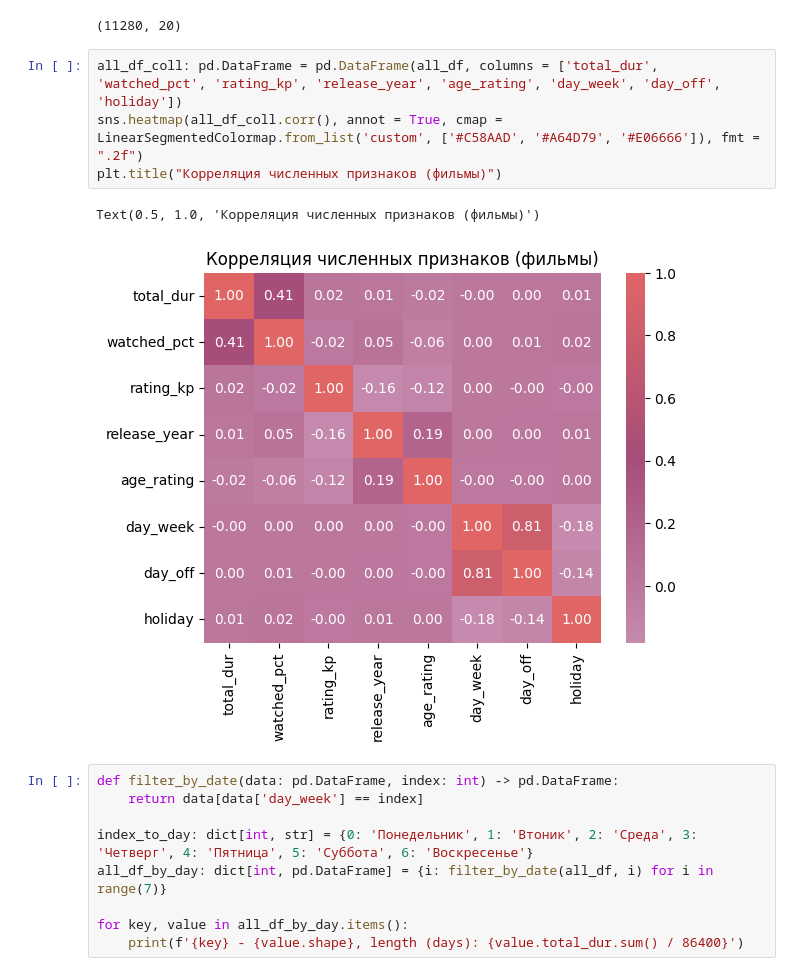
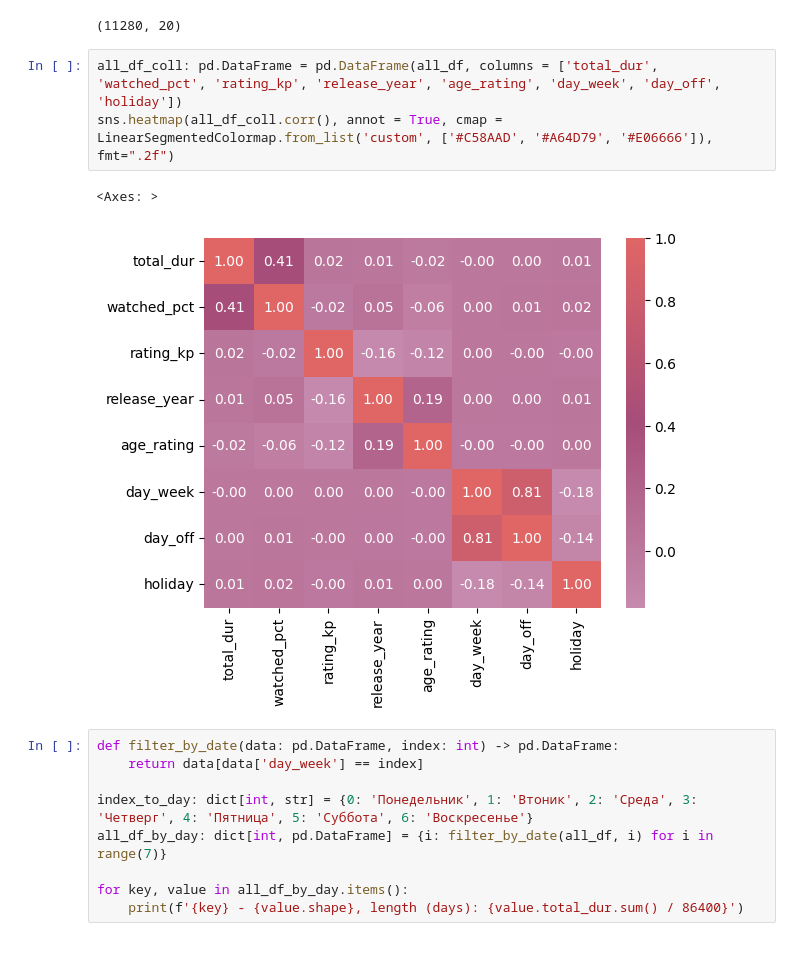
Before and after one commit to om3lette/kion_not_sofa_analysys, a Jupyter notebook: src/pre_analysis.ipynb, the cells around one changed output. Saved outputs shown, nothing was run; the diff lists cells and outputs as text.

```diff
--- a/src/pre_analysis.ipynb
+++ b/src/pre_analysis.ipynb
@@ -222,11 +222,10 @@ all_df.drop_duplicates(subset = 'item_id').shape
 (11280, 20)
 # %%
 all_df_coll: pd.DataFrame = pd.DataFrame(all_df, columns = ['total_dur', 'watched_pct', 'rating_kp', 'release_year', 'age_rating', 'day_week', 'day_off', 'holiday'])
-sns.heatmap(all_df_coll.corr(), annot = True, cmap = LinearSegmentedColormap.from_list('custom', ['#C58AAD', '#A64D79', '#E06666']), fmt = ".2f")
-plt.title("Корреляция численных признаков (фильмы)")
+sns.heatmap(all_df_coll.corr(), annot = True, cmap = LinearSegmentedColormap.from_list('custom', ['#C58AAD', '#A64D79', '#E06666']), fmt=".2f")
 # %% [output]
-Text(0.5, 1.0, 'Корреляция численных признаков (фильмы)')
+<Axes: >
-[figure, old version]
+[figure, new version]
 # %%
 def filter_by_date(data: pd.DataFrame, index: int) -> pd.DataFrame:
     return data[data['day_week'] == index]
```
Also changed, not shown: parts of 1 cell of this notebook, 1 other file.
